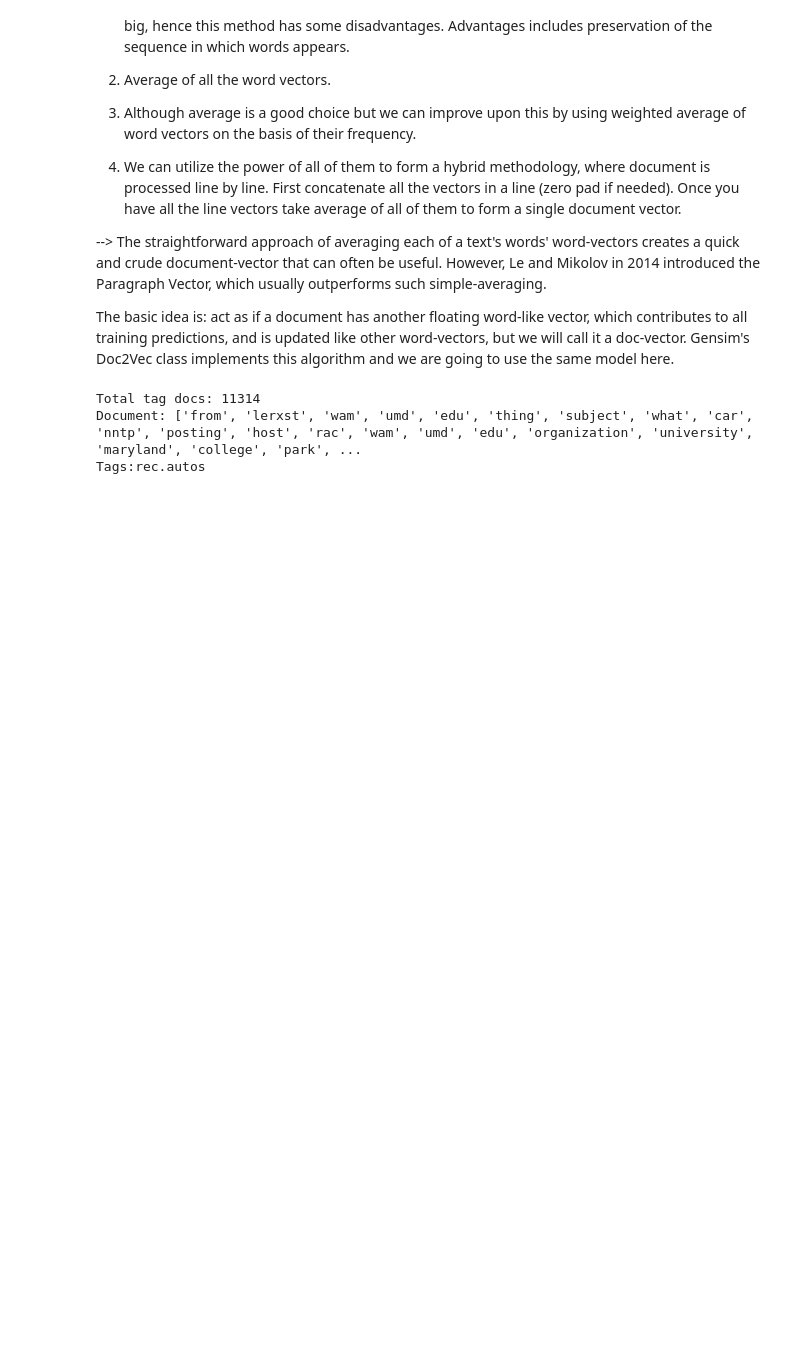
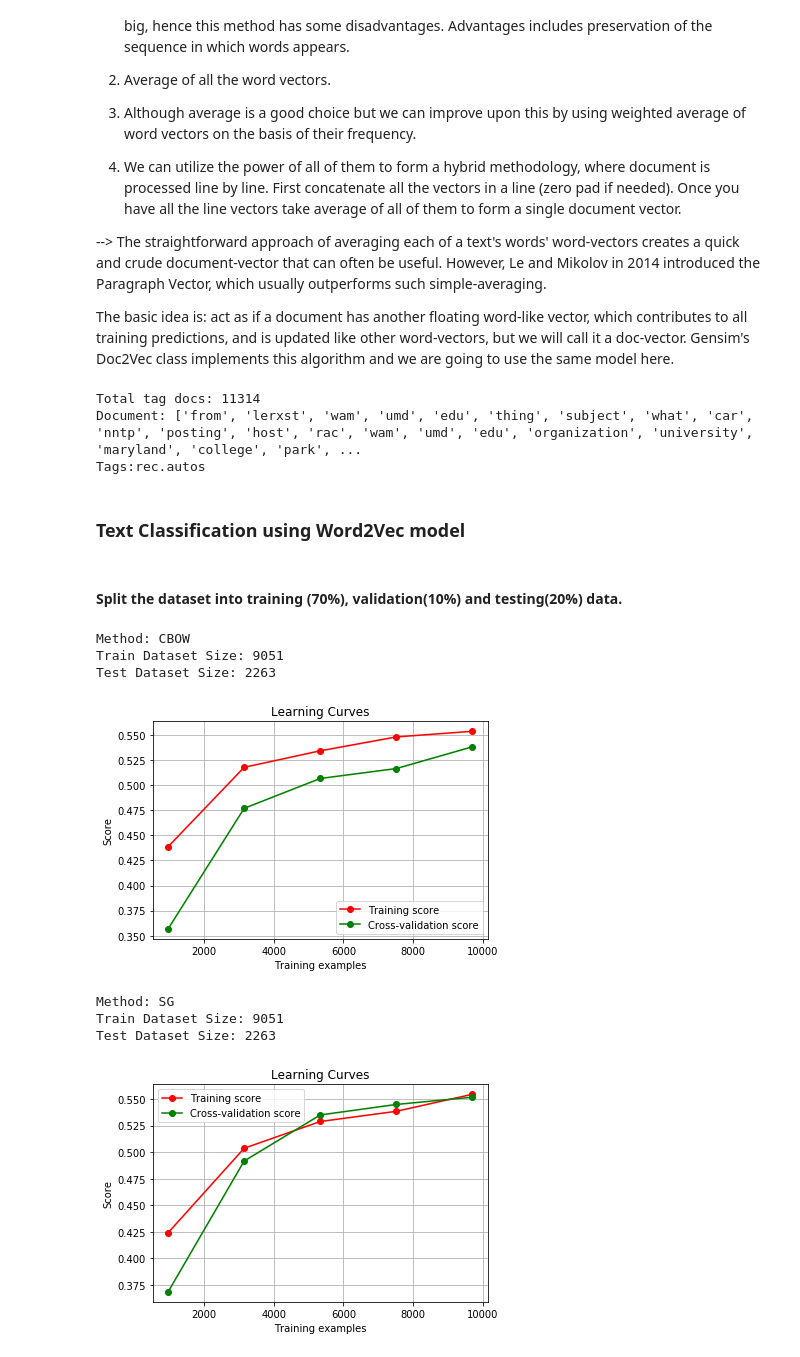
Before and after one commit to KishoreKaushal/deep-learning, a Jupyter notebook: word2vec/assignment2/assignment2.ipynb, the cells around one changed output. Drawn from its saved outputs; the diff is of its cells as text; code cells hidden in the pictures; blank space fills up the shorter version.

```diff
--- a/word2vec/assignment2/assignment2.ipynb
+++ b/word2vec/assignment2/assignment2.ipynb
@@ -190,3 +215,5 @@ Tags:rec.autos
 # %%
 doc2vec_model = models.doc2vec.Doc2Vec(documents=tag_doc_list,
                                         vector_size=300, workers=cores)
+# %% [markdown]
+### Text Classification using Word2Vec model
@@ -192,0 +235,21 @@ doc2vec_model = models.doc2vec.Doc2Vec(documents=tag_doc_list,
+# %%
+# prepare the doc2vec dataset
+y = copy.deepcopy(bunch.target)
+dataset = []
+
+for m in word2vec_models:
+    X = []
+    for toks in token_corp:
+        curr_doc_wv = []
+
+        for w in toks:
+            try:
+                curr_doc_wv.append(m.wv[w])
+            except:
+                pass
+
+        X.append(combine(curr_doc_wv, 'avg'))
+
+    dataset.append(X)
+# %% [markdown]
+#### Split the dataset into training (70%), validation(10%) and testing(20%) data.
@@ -192,0 +287,33 @@ doc2vec_model = models.doc2vec.Doc2Vec(documents=tag_doc_list,
+# %%
+train_size = 0.7
+validation_size = 0.1
+test_size = 0.2
+
+for m in range(len(word2vec_models)):
+    X = dataset[0]
+
+    X_train, X_test, y_train, y_test = train_test_split(X, y, test_size=test_size, random_state=1)
+
+    X_train, X_val, y_train, y_val = train_test_split(X_train, y_train,
+                                test_size=(validation_size/train_size), random_state=1)
+
+    print("Method: {}".format(method[m]))
+    print("Train Dataset Size: {}".format(len(X_train)))
+#     print("Validation Dataset Size: {}".format(len(X_val)))
+    print("Test Dataset Size: {}".format(len(X_test)))
+
+    title = r"Learning Curves"
+    cv = ShuffleSplit(n_splits=1, test_size=(validation_size/train_size))
+    estimator = SVC(max_iter=1e7, verbose=True)
+    plot_learning_curve(estimator, title, X, y, cv=cv, n_jobs=cores)
+
+    plt.show()
+# %% [output]
+Method: CBOW
+Train Dataset Size: 9051
+Test Dataset Size: 2263
+[figure, added]
+Method: SG
+Train Dataset Size: 9051
+Test Dataset Size: 2263
+[figure, added]
```
Also changed, not shown: parts of 12 cells of this notebook.
